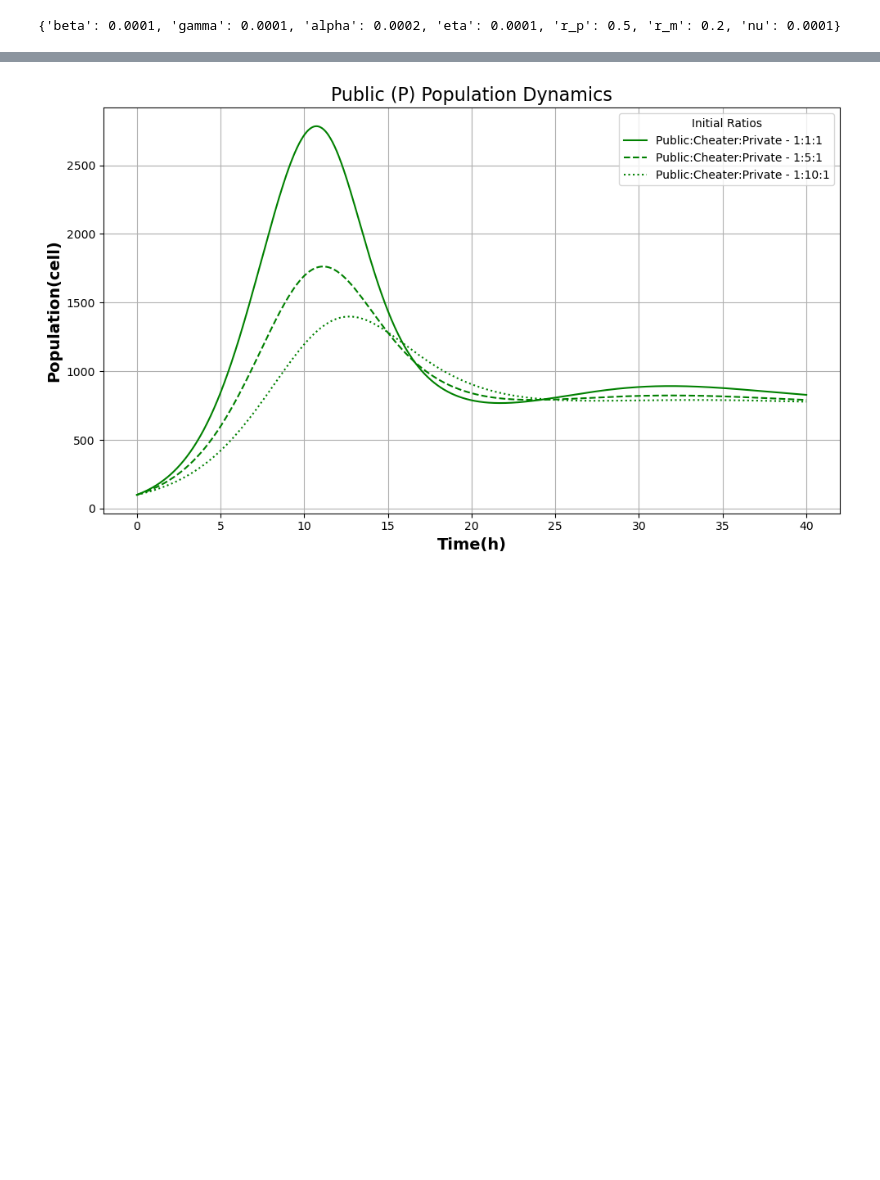
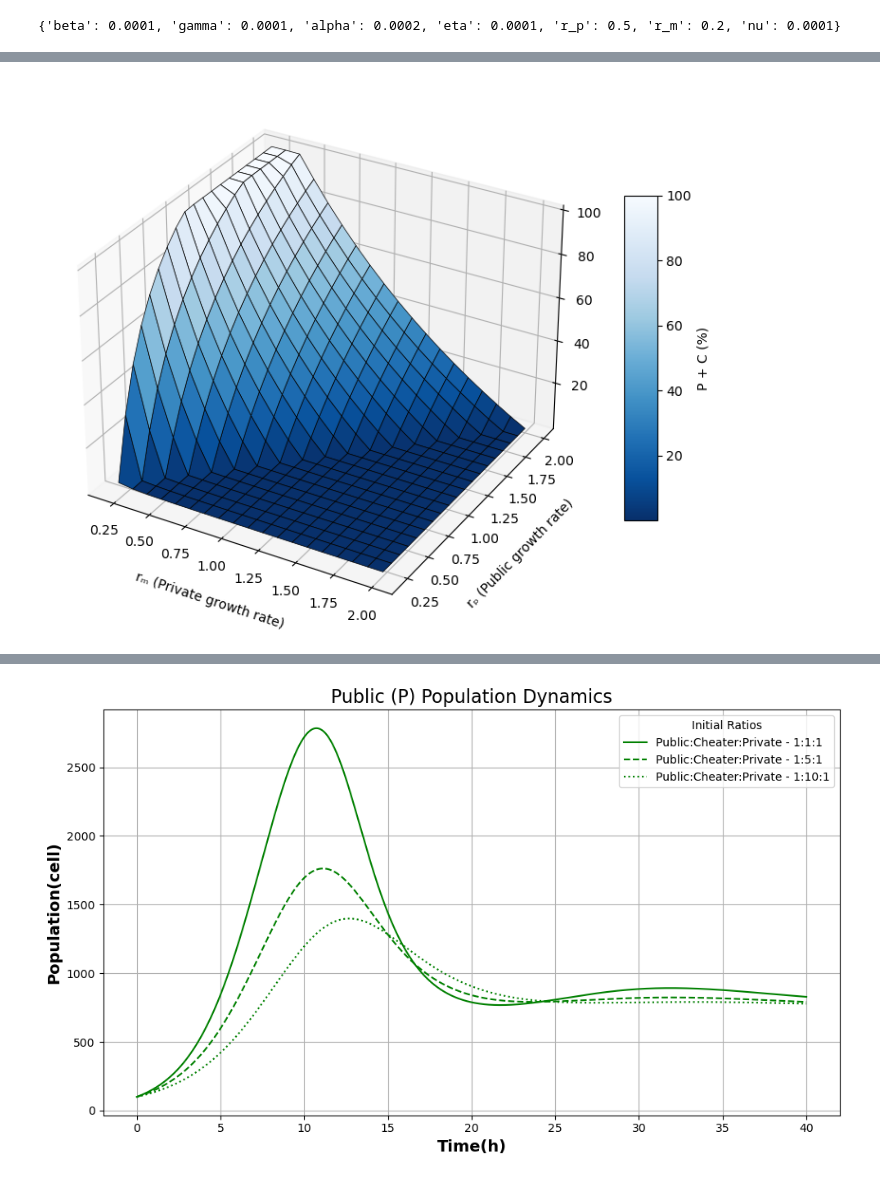
Before and after one commit to Computational-Biology-Aachen/FightClub, a Jupyter notebook: Analysis/main.ipynb, the cells around one changed output, grey strips where cells are left out. Saved outputs shown, nothing was run; the diff lists cells and outputs as text; code cells hidden in the pictures; blank space fills up the shorter version.

```diff
--- a/Analysis/main.ipynb
+++ b/Analysis/main.ipynb
@@ -16,3 +37,6 @@ from src.parameters import parameters
 print(parameters)
 # %% [output]
 {'beta': 0.0001, 'gamma': 0.0001, 'alpha': 0.0002, 'eta': 0.0001, 'r_p': 0.5, 'r_m': 0.2, 'nu': 0.0001}
+# %%
+# Simulation settings
+Y0          = (100.0, 100.0, 100.0)   # initial conditions (cells)
@@ -18,0 +103,83 @@ print(parameters)
+# %%
+rp_vals = np.linspace(0.2, 2.0, 19)
+rm_vals = np.linspace(0.2, 2.0, 19)
+
+def simplex_grid(n=10):
+    return np.array([[a/n, b/n, (n-a-b)/n]
+                     for a in range(n+1) for b in range(n+1-a)])
+
+grid = simplex_grid()
+t = np.linspace(0, 300, 800)
+
+# -------- Simulate Dynamics --------
+res = {}
+for i, rp in enumerate(rp_vals):
+    for j, rm in enumerate(rm_vals):
+        p = parameters.copy()
+        p['r_p'] = rp
+        p['r_m'] = rm
+        finals = np.array([odeint(src.model.deriv, Y0, t,
+        args=(
+            p["nu"], p["beta"], p["alpha"],
+            p["r_p"], p["r_m"],
+            p["gamma"], p["eta"],
+        ),
+        rtol=1e-9, atol=1e-11,)[-1] for x0 in grid])
+        avg = finals.mean(axis=0)
+        res[(i, j)] = {
+            'r_p': rp,
+            'r_m': rm,
+            'prop': avg / avg.sum(),
+            'total': avg.sum()
+        }
+
+rp_vals_grid, rm_vals_grid = [], []
+p_props, c_props, m_props = [], [], []
+
+for (i, j), d in res.items():
+    rp_vals_grid.append(d['r_p'])
+    rm_vals_grid.append(d['r_m'])
+    p_props.append(d['prop'][0])
+    c_props.append(d['prop'][1])
+    m_props.append(d['prop'][2])
+
+# Reshape to 2D
+rp_vals_grid = np.array(rp_vals_grid).reshape(len(rp_vals), len(rm_vals))
+rm_vals_grid = np.array(rm_vals_grid).reshape(len(rp_vals), len(rm_vals))
+p_props = np.array(p_props).reshape(len(rp_vals), len(rm_vals))
+c_props = np.array(c_props).reshape(len(rp_vals), len(rm_vals))
+m_props = np.array(m_props).reshape(len(rp_vals), len(rm_vals))
+
+# Compute percentages
+pc_props_percent = (p_props + c_props) * 100
+m_props_percent = m_props * 100
+
+# -------- Plot P + C (%) with Swapped Axes --------
+fig = plt.figure(figsize=(8, 6))
+ax = fig.add_subplot(111, projection='3d')
+surf = ax.plot_surface(rm_vals_grid, rp_vals_grid, pc_props_percent,
+                       cmap=cm.Blues_r, edgecolor='k', linewidth=0.5)
+ax.set_xlabel('rₘ (Private growth rate)', labelpad=10)
+ax.set_ylabel('rₚ (Public growth rate)', labelpad=10)
+#ax.set_title('Public (P) + Cheater (C) Population Percentage', pad=15)
+cbar = fig.colorbar(surf, ax=ax, shrink=0.6, aspect=10)
+cbar.set_label('P + C (%)')
+plt.tight_layout()
+plt.show()
+
+fig = plt.figure(figsize=(8, 6))
+ax = fig.add_subplot(111, projection='3d')
+surf = ax.plot_surface(rp_vals_grid, rm_vals_grid, m_props_percent,
+                       cmap=cm.Oranges, edgecolor='k', linewidth=0.5)
+ax.set_xlabel('rₚ (Public growth rate)', labelpad=10)
+ax.set_ylabel('rₘ (Private growth rate)', labelpad=10)
+
+
+#ax.set_title('Private (M) Population Percentage', pad=15)
+cbar = fig.colorbar(surf, ax=ax, shrink=0.6, aspect=10)
+cbar.set_label('M (%)')
+plt.tight_layout()
+plt.savefig("output/figures/3d growth rate.png", dpi=300)
+plt.show()
+# %% [output]
+[figure, new version]
```
Also changed, not shown: parts of 30 cells of this notebook.
